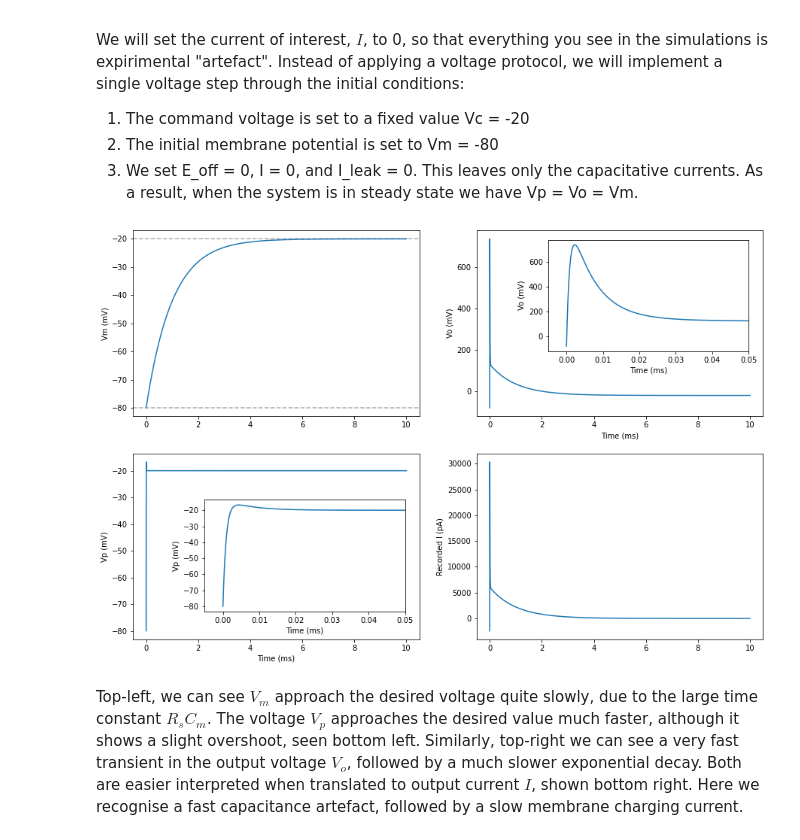
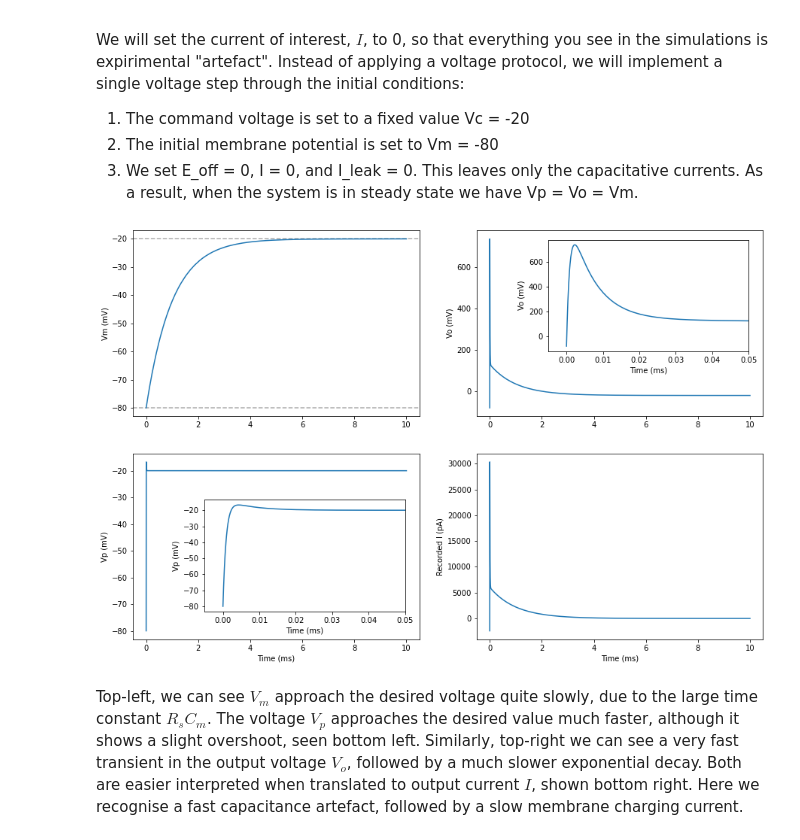
Before and after one commit to CardiacModelling/fitting-notebooks, a Jupyter notebook: artefacts/artefacts-1-modelling-patch-clamp.ipynb, the cells around one changed output. Drawn from its saved outputs; the diff is of its cells as text; code cells hidden in the pictures.

```diff
--- a/artefacts/artefacts-1-modelling-patch-clamp.ipynb
+++ b/artefacts/artefacts-1-modelling-patch-clamp.ipynb
@@ -342,7 +342,7 @@ dot(Vo) = (Vc - Vp) / tau_amp
     in [mV]
 
 # Equation 4
-I_out = (Vo - Vc) / Rf
+I_obs = (Vo - Vc) / Rf
     in [pA]
 
 ''')
@@ -357,36 +357,36 @@ ax = fig.add_subplot(2, 2, 1)
 ax.set_ylabel('Vm (mV)')
 kw = dict(color='#aaa', ls='--')
 ax.axhline(m.get('cell.Vm').initial_value().eval(), label='Vm(t=0)', **kw)
 ax.axhline(m.get('amp.Vc').eval(), label='Vc', **kw)
 ax.plot(d.time(), d['cell.Vm'])
 
 ax = fig.add_subplot(2, 2, 2)
-ax.set_xlabel('Time (ms)')
 ax.set_ylabel('Vo (mV)')
 ax.plot(d.time(), d['amp.Vo'])
 ins = ax.inset_axes((0.25, 0.35, 0.7, 0.6))
 ins.set_xlabel('Time (ms)')
 ins.set_ylabel('Vo (mV)')
 ins.plot(d.time(), d['amp.Vo'])
 ins.set_xlim(-0.005, 0.05)
 
 ax = fig.add_subplot(2, 2, 3)
 ax.set_xlabel('Time (ms)')
 ax.set_ylabel('Vp (mV)')
 ax.plot(d.time(), d['amp.Vp'])
 ins = ax.inset_axes((0.25, 0.15, 0.7, 0.6))
 ins.set_xlabel('Time (ms)')
 ins.set_ylabel('Vp (mV)')
 ins.plot(d.time(), d['amp.Vp'])
 ins.set_xlim(-0.005, 0.05)
 
 ax = fig.add_subplot(2, 2, 4)
+ax.set_xlabel('Time (ms)')
 ax.set_ylabel('Recorded I (pA)')
-ax.plot(d.time(), d['amp.I_out'])
+ax.plot(d.time(), d['amp.I_obs'])
 
 plt.show()
 # %% [output]
-[figure, old version]
+[figure, new version]
 # %% [markdown]
 Top-left, we can see $V_m$ approach the desired voltage quite slowly, due to the large time constant $R_sC_m$.
 The voltage $V_p$ approaches the desired value much faster, although it shows a slight overshoot, seen bottom left.
```
Also changed, not shown: parts of 2 cells of this notebook, 8 other files.
